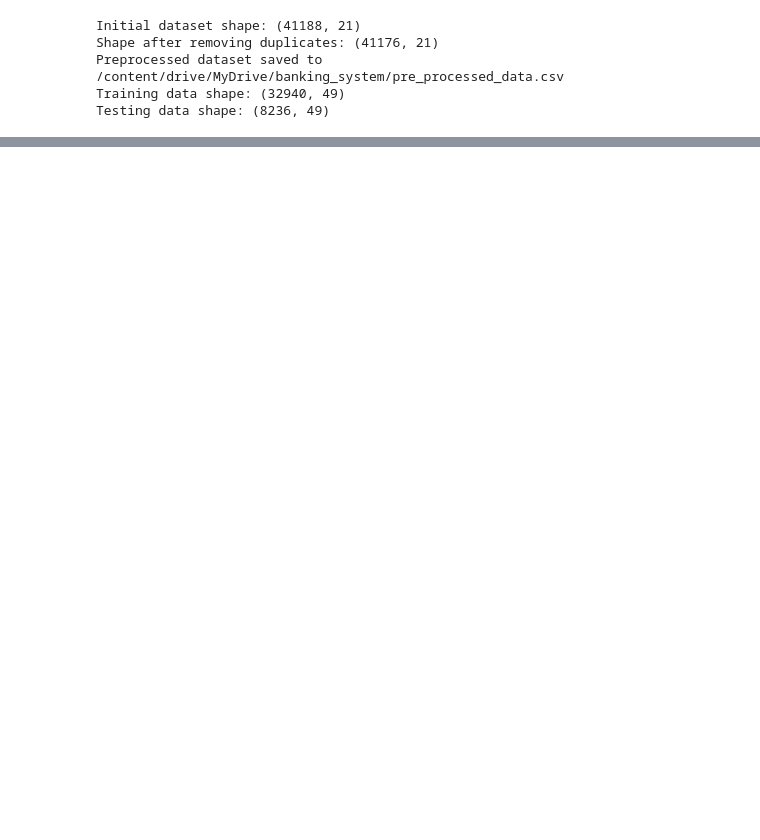
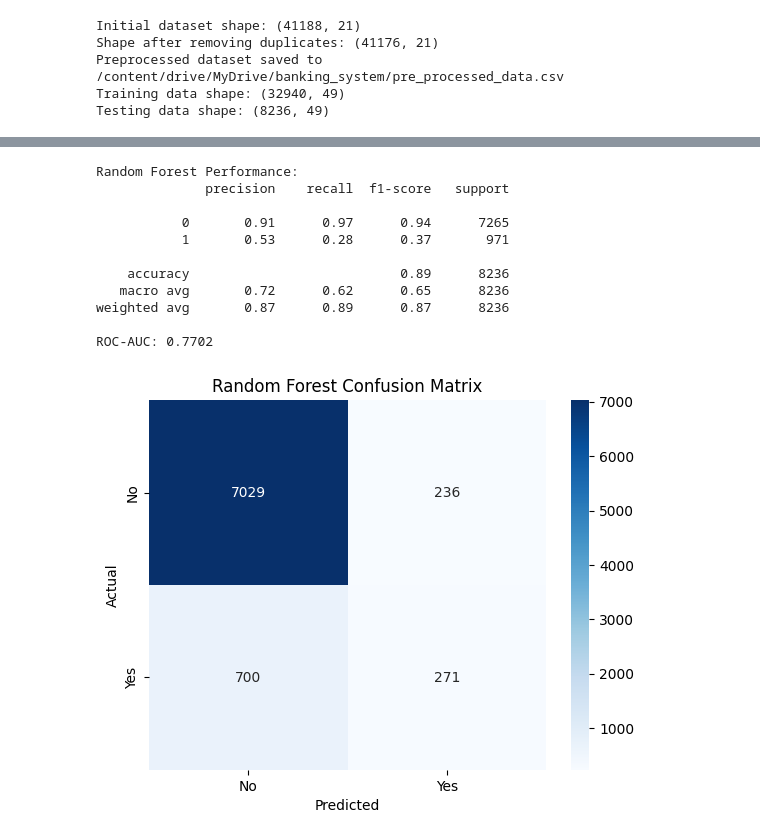
Before and after one commit to Senuth-Per/ML_Coursework_Banking_Systerm, a Jupyter notebook: Ml_CW.ipynb, the cells around one changed output, grey strips where cells are left out. Saved outputs shown, nothing was run; the diff lists cells and outputs as text; code cells hidden in the pictures; blank space fills up the shorter version.

Commit message:
Update Pre processing and compare models

```diff
--- a/Ml_CW.ipynb
+++ b/Ml_CW.ipynb
@@ -103,0 +174,34 @@ Testing data shape: (8236, 49)
+# %%
+# Random Forest Implementation
+rf_model = RandomForestClassifier(n_estimators=100, random_state=42)
+rf_model.fit(X_train, y_train)
+
+# Evaluate Random Forest
+rf_y_pred_prob = rf_model.predict_proba(X_test)[:, 1]
+rf_y_pred = rf_model.predict(X_test)
+rf_roc_auc = roc_auc_score(y_test, rf_y_pred_prob)
+
+print("Random Forest Performance:")
+print(classification_report(y_test, rf_y_pred))
+print(f"ROC-AUC: {rf_roc_auc:.4f}")
+
+# Confusion Matrix for Random Forest
+rf_cm = confusion_matrix(y_test, rf_y_pred)
+sns.heatmap(rf_cm, annot=True, fmt='d', cmap='Blues', xticklabels=['No', 'Yes'], yticklabels=['No', 'Yes'])
+plt.title("Random Forest Confusion Matrix")
+plt.xlabel("Predicted")
+plt.ylabel("Actual")
+plt.show()
+# %% [output]
+Random Forest Performance:
+              precision    recall  f1-score   support
+
+           0       0.91      0.97      0.94      7265
+           1       0.53      0.28      0.37       971
+
+    accuracy                           0.89      8236
+   macro avg       0.72      0.62      0.65      8236
+weighted avg       0.87      0.89      0.87      8236
+
+ROC-AUC: 0.7702
+[figure, added]
```
Also changed, not shown: parts of 5 cells of this notebook.
